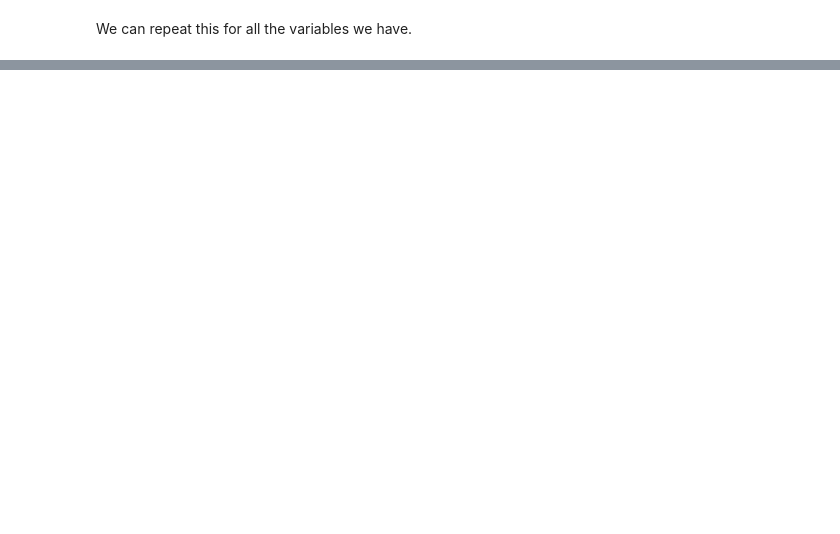
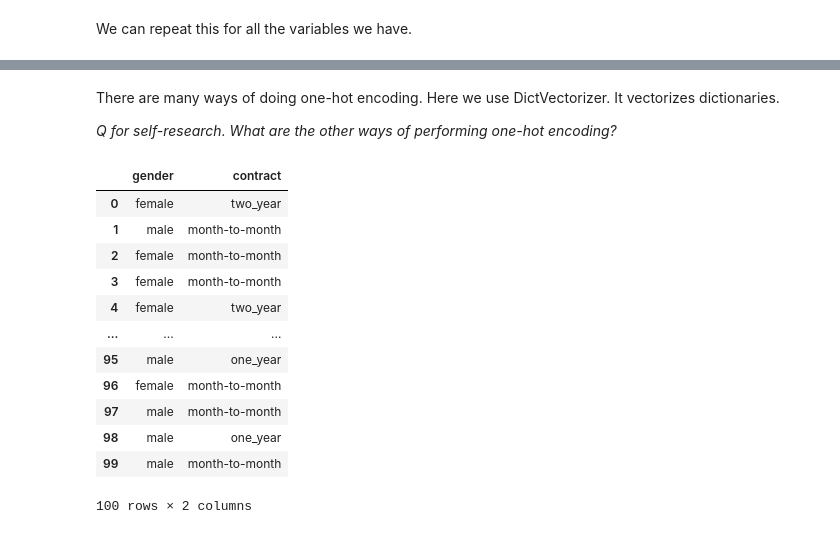
Before and after one commit to bhasarma/mlcoursezoom-camp, a Jupyter notebook: WK03-classification/WK03-classification-notebook.ipynb, the cells around one changed output, grey strips where cells are left out. Drawn from its saved outputs; the diff is of its cells as text; code cells hidden in the pictures; blank space fills up the shorter version.

```diff
--- a/WK03-classification/WK03-classification-notebook.ipynb
+++ b/WK03-classification/WK03-classification-notebook.ipynb
@@ -340,0 +754,20 @@ df_group
+# %% [markdown]
+There are many ways of doing one-hot encoding. Here we use DictVectorizer. It vectorizes dictionaries.
+
+*Q for self-research. What are the other ways of performing one-hot encoding?*
+# %%
+df_train[['gender','contract']].iloc[:100]
+# %% [output]
+|  | gender | contract |
+| 0 | female | two_year |
+| 1 | male | month-to-month |
+| 2 | female | month-to-month |
+| 3 | female | month-to-month |
+| 4 | female | two_year |
+| ... | ... | ... |
+| 95 | male | one_year |
+| 96 | female | month-to-month |
+| 97 | male | month-to-month |
+| 98 | male | one_year |
+| 99 | male | month-to-month |
+100 rows × 2 columns
```
Also changed, not shown: parts of 214 cells of this notebook.
